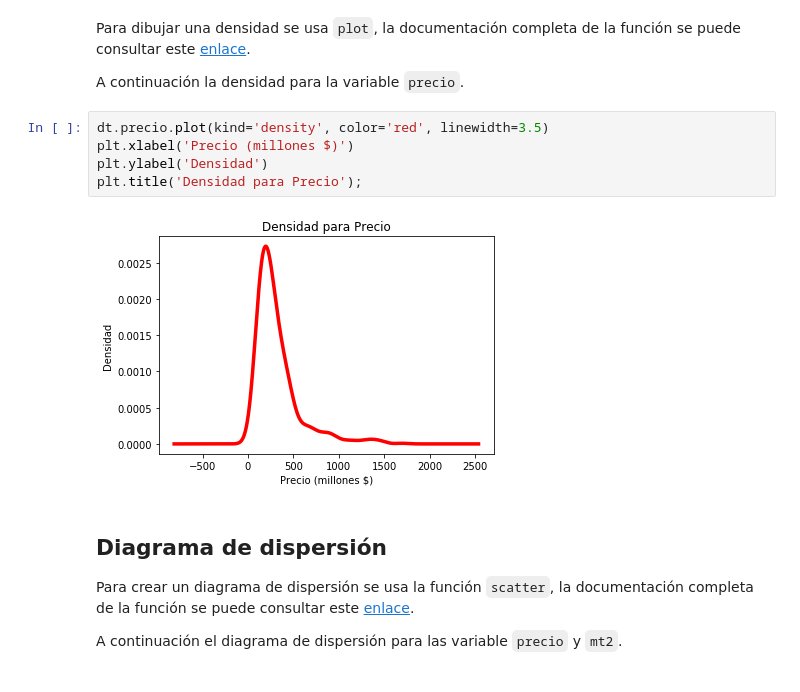
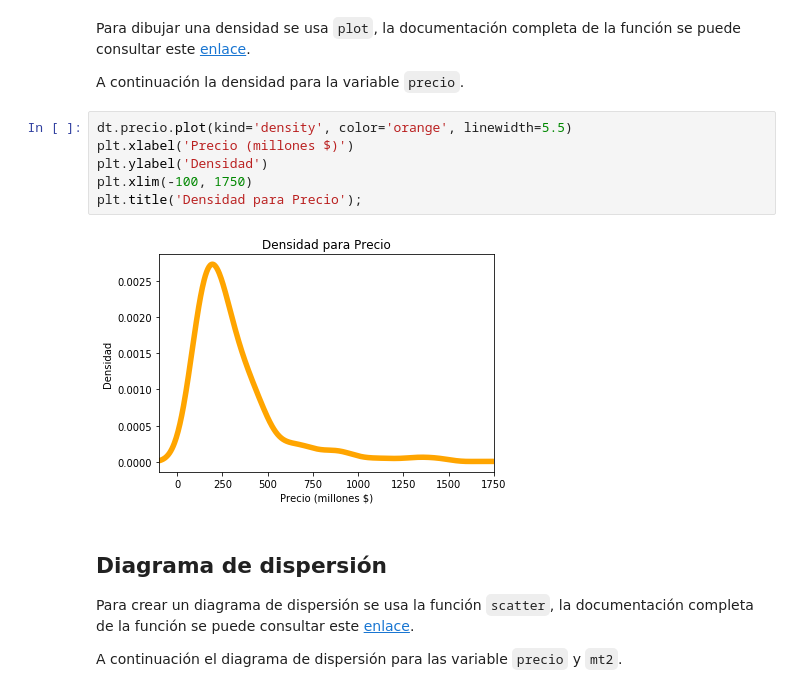
Before and after one commit to fhernanb/Python-para-estadistica, a Jupyter notebook: 02 Exploración de datos/Gráficos exploratorios con matplotlib.ipynb, the cells around one changed output. Saved outputs shown, nothing was run; the diff lists cells and outputs as text.

```diff
--- a/02 Exploración de datos/Gráficos exploratorios con matplotlib.ipynb
+++ b/02 Exploración de datos/Gráficos exploratorios con matplotlib.ipynb
@@ -52,12 +52,13 @@ Para dibujar una densidad se usa `plot`, la documentación completa de la funci
 
 A continuación la densidad para la variable `precio`.
 # %%
-dt.precio.plot(kind='density', color='red', linewidth=3.5)
+dt.precio.plot(kind='density', color='orange', linewidth=5.5)
 plt.xlabel('Precio (millones $)')
 plt.ylabel('Densidad')
+plt.xlim(-100, 1750)
 plt.title('Densidad para Precio');
 # %% [output]
-[figure, old version]
+[figure, new version]
 # %% [markdown]
 ## Diagrama de dispersión
 
```
Also changed, not shown: parts of 2 cells of this notebook.
